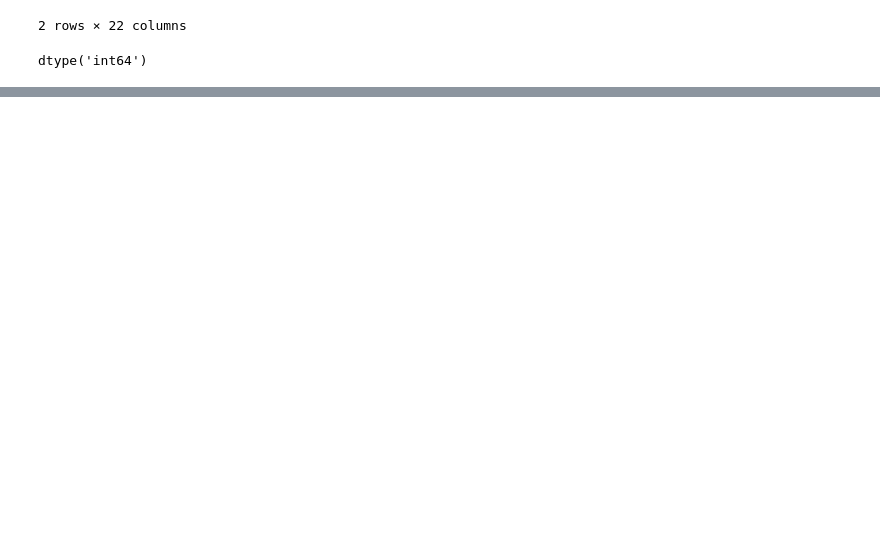
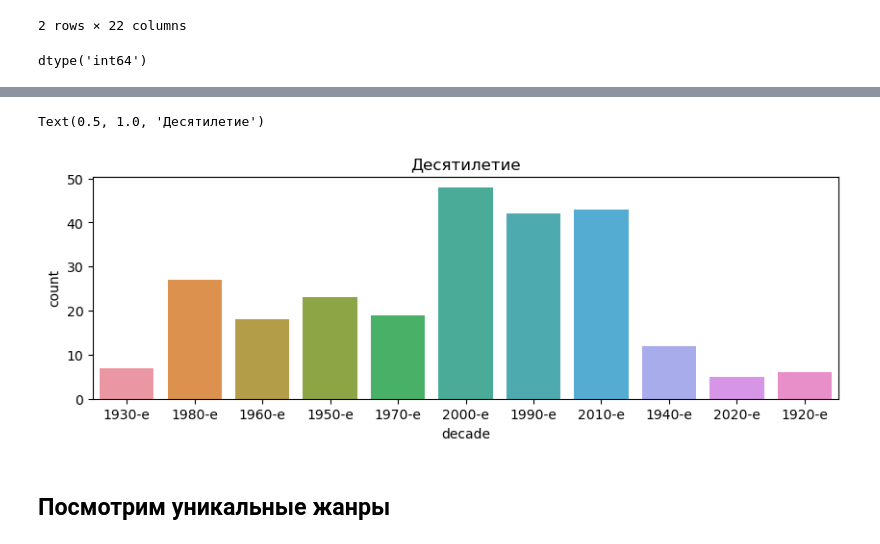
Before and after one commit to Hitron4ik/diplom, a Jupyter notebook: Diplom_project.ipynb, the cells around one changed output, grey strips where cells are left out. Cells and saved outputs as stored; diff of their text form; code cells hidden in the pictures; blank space fills up the shorter version.

```diff
--- a/Diplom_project.ipynb
+++ b/Diplom_project.ipynb
@@ -133,0 +216,26 @@ dtype('int64')
+# %%
+def Decade(year):
+    if year <= 1929:
+        return '1920-е'
+    elif year <= 1939:
+        return '1930-е'
+    elif year <= 1949:
+        return '1940-е'
+    elif year <= 1959:
+        return '1950-е'
+    elif year <= 1969:
+        return '1960-е'
+    elif year <= 1979:
+        return '1970-е'
+    elif year <= 1989:
+        return '1980-е'
+    elif year <= 1999:
+        return '1990-е'
+    elif year <= 2009:
+        return '2000-е'
+    elif year <= 2019:
+        return '2010-е'
+    else:
+        return '2020-е'
+# %%
+df['decade']=df['year'].apply(Decade)
@@ -133,0 +248,9 @@ dtype('int64')
+# %%
+plt.figure(figsize=(10, 3))
+sns.countplot(x='decade',data= df)
+plt.title("Десятилетие")
+# %% [output]
+Text(0.5, 1.0, 'Десятилетие')
+[figure, added]
+# %% [markdown]
+## Посмотрим уникальные жанры
```
Also changed, not shown: parts of 29 cells of this notebook.
